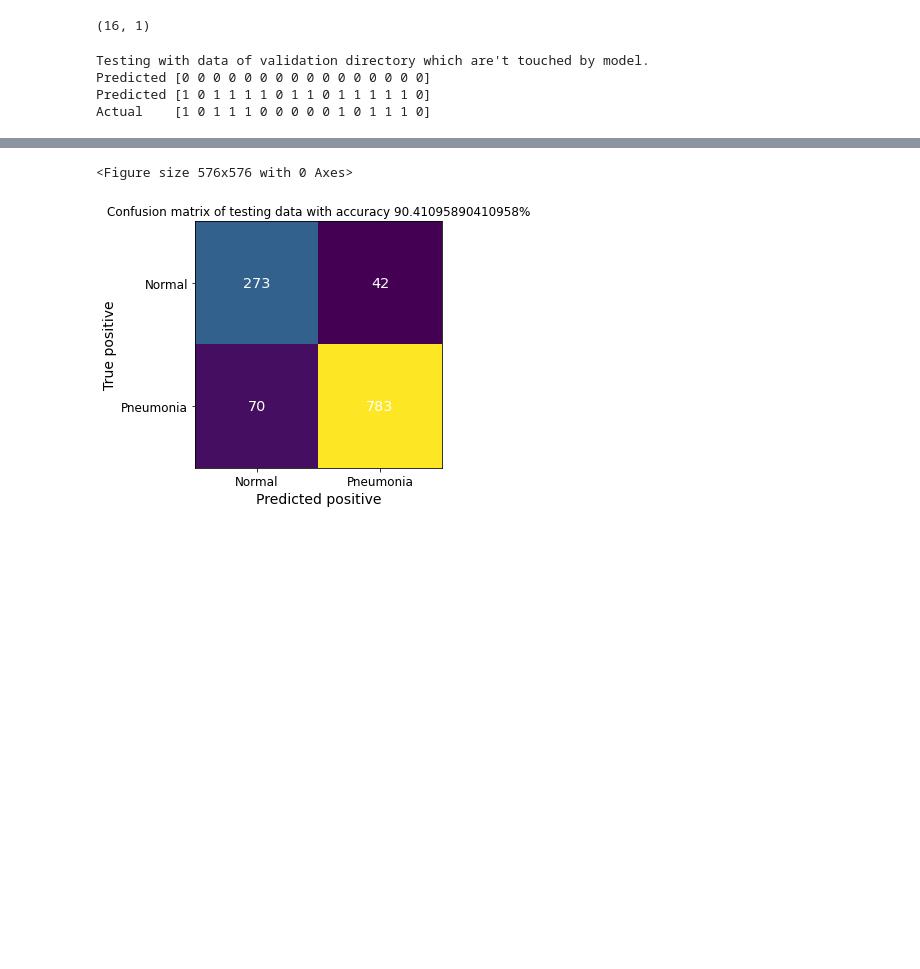
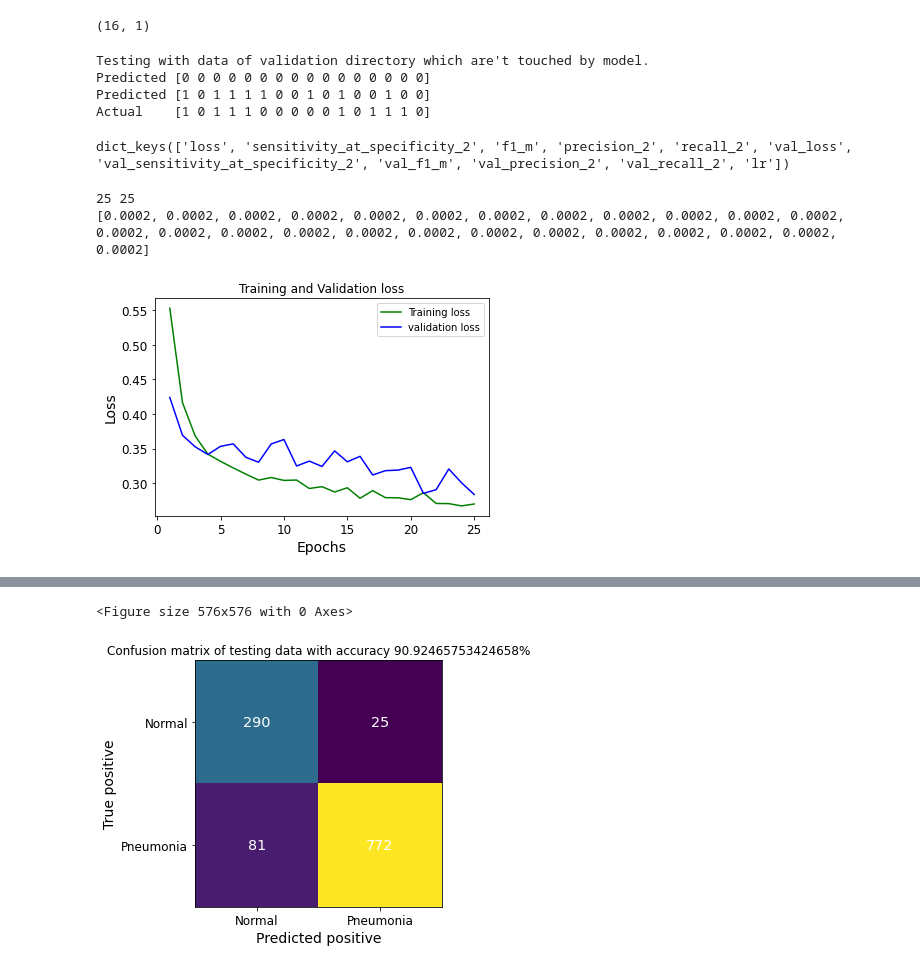
Before and after one commit to JiteshSindhare/pneumonia-detection-using-cnn-on-images, a Jupyter notebook: pneumonia.ipynb, the cells around one changed output, grey strips where cells are left out. Drawn from its saved outputs; the diff is of its cells as text; code cells hidden in the pictures; blank space fills up the shorter version.

Commit message:
improved accuracy and f1 score, sensitivity at specificity, precision,Recall

```diff
--- a/pneumonia.ipynb
+++ b/pneumonia.ipynb
@@ -354,9 +354,9 @@ model = keras.models.Sequential([
     keras.layers.MaxPooling2D(pool_size=2),
     keras.layers.Flatten(),
     keras.layers.Dense(units=128, activation='relu'),
-    keras.layers.Dropout(0.3),
+    keras.layers.Dropout(0.4),
     keras.layers.Dense(units=64, activation='relu'),
-    keras.layers.Dropout(0.3),
+    keras.layers.Dropout(0.4),
     keras.layers.Dense(units=1, activation='sigmoid'),
 #     keras.layers.Dense(units=2, activation='softmax'),
 ])
@@ -396,8 +396,8 @@ nadamOptimizer=keras.optimizers.Nadam(
 reduce_lr = keras.callbacks.ReduceLROnPlateau(monitor='val_loss', factor=0.2,
                               patience=5, min_lr=0.00009)
 # model.fit(X_train, Y_train, callbacks=[reduce_lr])
-model.compile(loss="binary_crossentropy", optimizer=nadamOptimizer, metrics=[keras.metrics.SensitivityAtSpecificity(0.8),
-f1_m,precision_m, recall_m])
+model.compile(loss="binary_crossentropy", optimizer=nadamOptimizer, metrics=[keras.metrics.SensitivityAtSpecificity(0.5),
+f1_m,tf.keras.metrics.Precision(),tf.keras.metrics.Recall()])
 # only do an sensitivityAtspecificity(0.5) or 0.8 and remove f1_m,precision_m,recall_m
 # or only do sensitivityAtspecificity and f1 score. make sure left bottom part of confusion matrix is low(false negatives)
 # should be low.
@@ -424,9 +424,9 @@ f1_m,precision_m, recall_m])
 #                     validation_data=datagen.flow(X_train_shuf, y_train1, subset='validation'),callbacks=[reduce_lr])
 
 # For combined train and test data which is splitted in train test and val
-history = model.fit(datagen.flow(X, y,batch_size=32, subset='training'), epochs=12,
+history = model.fit(datagen.flow(X, y,batch_size=32, subset='training'), epochs=25,
                     validation_data=datagen.flow(X, y, subset='validation'),callbacks=[reduce_lr])
 
 # change this below line accordinly how many metrics i pass in model.+1 for loss.
-# scoreSensitivityATspecificity,f1_score,precision,recall = model.evaluate(X_test, y_test)
+loss,scoreSensitivityATspecificity,f1_score,precision,recall= model.evaluate(X_test, y_test)
 # %% [output]
@@ -541,8 +548,34 @@ print("Actual   ",Y_valid_shuf)
 # %% [output]
 Testing with data of validation directory which are't touched by model.
 Predicted [0 0 0 0 0 0 0 0 0 0 0 0 0 0 0 0]
-Predicted [1 0 1 1 1 1 0 1 1 0 1 1 1 1 1 0]
+Predicted [1 0 1 1 1 1 0 0 1 0 1 0 0 1 0 0]
 Actual    [1 0 1 1 1 0 0 0 0 0 1 0 1 1 1 0]
 # %%
 classes=[0,1]
 cols=[0,1,2,3,4,5,6,7,8,9,10,11,12,13,14,15]
+# %%
+print(history.history.keys())
+# %% [output]
+dict_keys(['loss', 'sensitivity_at_specificity_2', 'f1_m', 'precision_2', 'recall_2', 'val_loss', 'val_sensitivity_at_specificity_2', 'val_f1_m', 'val_precision_2', 'val_recall_2', 'lr'])
+# %%
+print(len(history.history['loss']),len(history.history['val_loss']))
+# history.history['sensitivity_at_specificity']
+print(history.history['lr'])
+epochs_range=26
+# epochs +1 as its value
+# %% [output]
+25 25
+[0.0002, 0.0002, 0.0002, 0.0002, 0.0002, 0.0002, 0.0002, 0.0002, 0.0002, 0.0002, 0.0002, 0.0002, 0.0002, 0.0002, 0.0002, 0.0002, 0.0002, 0.0002, 0.0002, 0.0002, 0.0002, 0.0002, 0.0002, 0.0002, 0.0002]
+# %%
+loss_train = history.history['loss']
+loss_val = history.history['val_loss']
+epochs = range(1,epochs_range)
+plt.plot(epochs, loss_train, 'g', label='Training loss')
+plt.plot(epochs, loss_val, 'b', label='validation loss')
+plt.title('Training and Validation loss')
+plt.xlabel('Epochs')
+plt.ylabel('Loss')
+plt.legend()
+plt.show()
+# %% [output]
+[figure, added]
```
Also changed, not shown: parts of 11 cells of this notebook.
